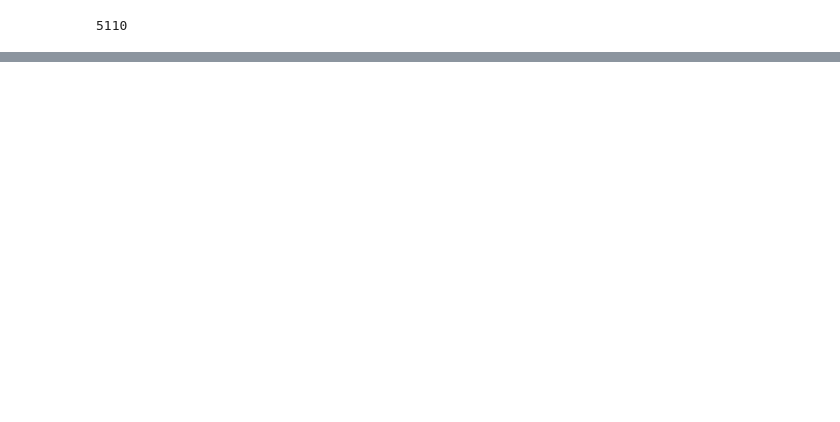
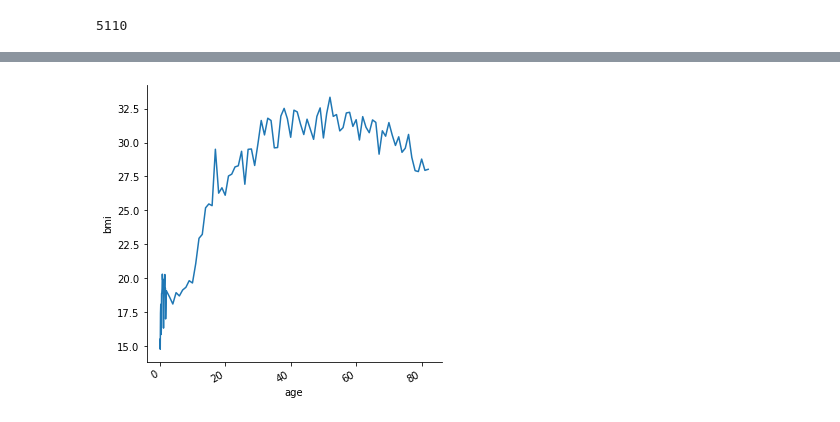
Before and after one commit to shivam-patil-DAX/Assignments, a Jupyter notebook: Data Science/Data_Analytics/Untitled.ipynb, the cells around one changed output, grey strips where cells are left out. Cells and saved outputs as stored; diff of their text form; code cells hidden in the pictures; blank space fills up the shorter version.

Commit message:
data science

```diff
--- a/Data Science/Data_Analytics/Untitled.ipynb
+++ b/Data Science/Data_Analytics/Untitled.ipynb
@@ -24,0 +74,9 @@ df.isnull()
+# %%
+import seaborn as sns
+#BMI oof certain age grp vs age
+df1 = pd.DataFrame(dict(age=df['age'],
+                       bmi=df['bmi']))
+g = sns.relplot(x="age", y="bmi", kind="line", data=df1,ci=None)
+g.figure.autofmt_xdate()
+# %% [output]
+[figure, added]
```
Also changed, not shown: parts of 9 cells of this notebook.
